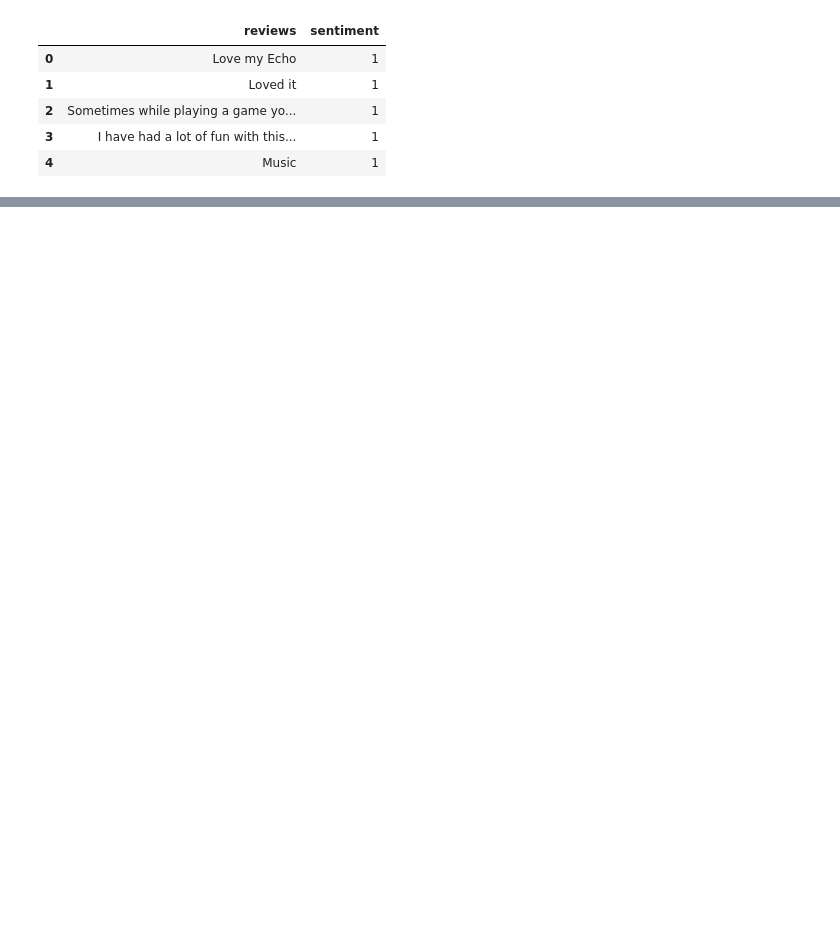
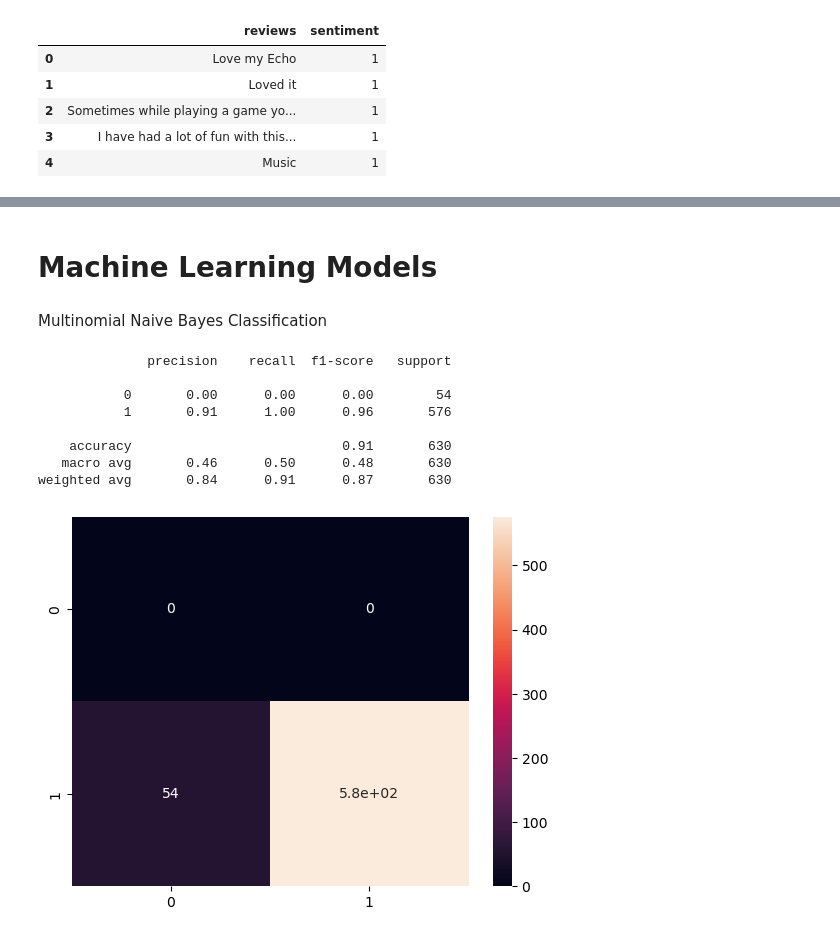
Before and after one commit to rud-rax/sentimentAnalysis, a Jupyter notebook: main.ipynb, the cells around one changed output, grey strips where cells are left out. Cells and saved outputs as stored; diff of their text form; code cells hidden in the pictures; blank space fills up the shorter version.

Commit message:
Trained models : Naive Bayes Logistic Regression KNN

```diff
--- a/main.ipynb
+++ b/main.ipynb
@@ -115,0 +172,2 @@ df.head()
+# %%
+y = df['sentiment']
@@ -115,0 +189,29 @@ df.head()
+# %%
+TEST_SIZE = 0.2
+
+X_train, X_test, y_train, y_test = train_test_split(X, y, test_size = TEST_SIZE, random_state = 0)
+# %% [markdown]
+# Machine Learning Models
+# %% [markdown]
+Multinomial Naive Bayes Classification
+# %%
+from sklearn.naive_bayes import MultinomialNB
+NB_classifier = MultinomialNB()
+NB_classifier.fit(X_train,y_train)
+
+nb_pred = NB_classifier.predict(X_test)
+
+cm = confusion_matrix(nb_pred, y_test)
+sns.heatmap(cm, annot = True)
+
+print(classification_report(y_test, nb_pred))
+# %% [output]
+              precision    recall  f1-score   support
+
+           0       0.00      0.00      0.00        54
+           1       0.91      1.00      0.96       576
+
+    accuracy                           0.91       630
+   macro avg       0.46      0.50      0.48       630
+weighted avg       0.84      0.91      0.87       630
+[figure, added]
```
Also changed, not shown: parts of 25 cells of this notebook.
